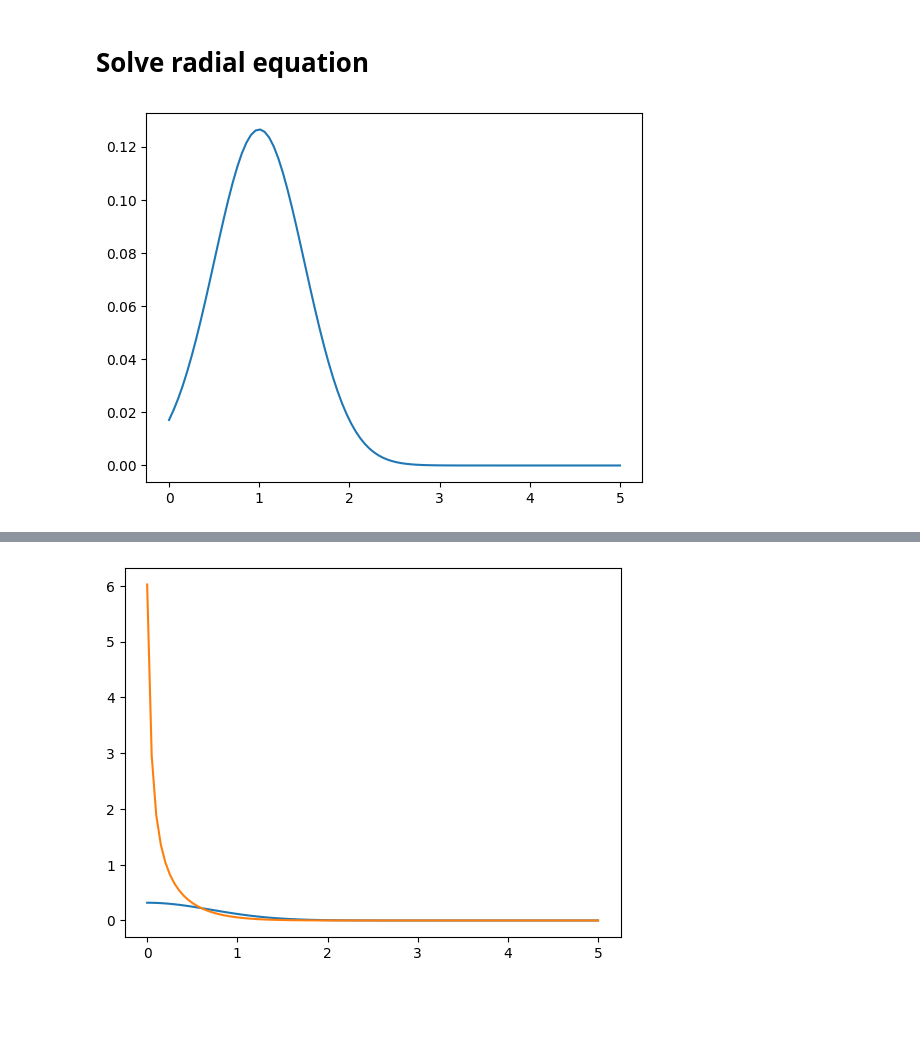
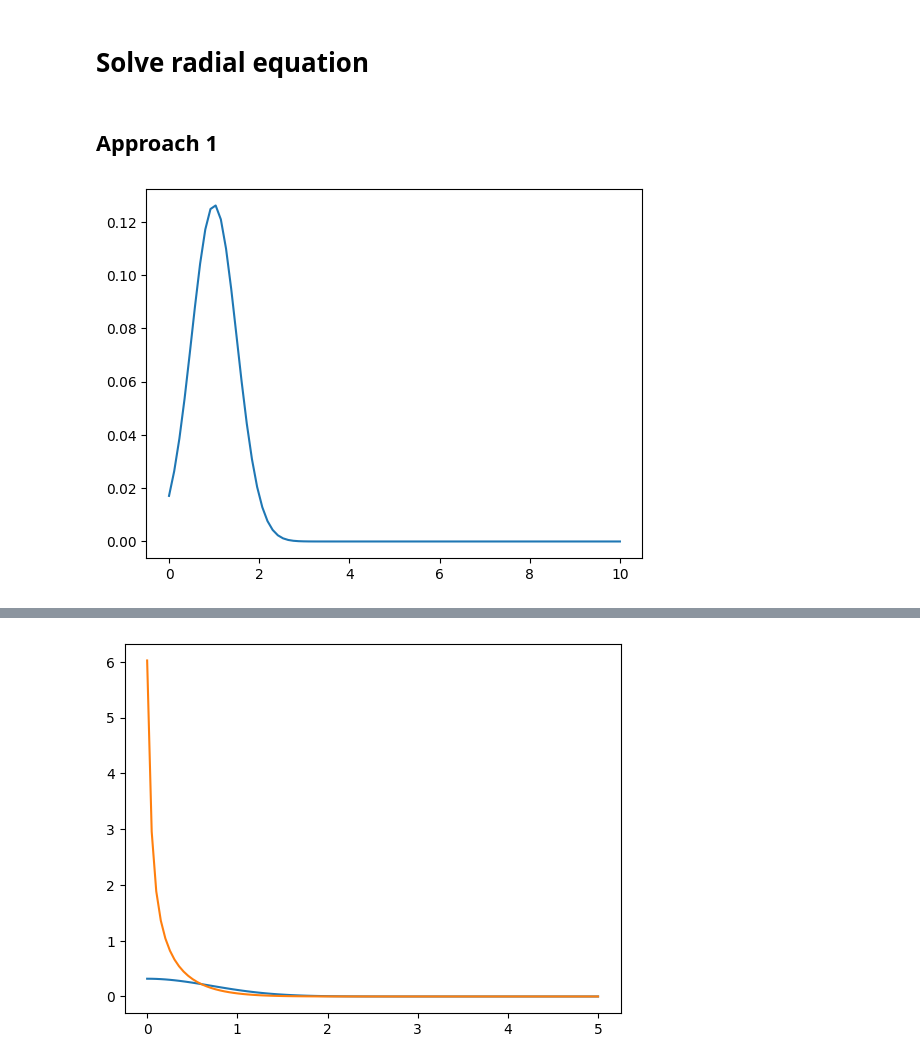
Before and after one commit to quantumatomoptic/heliumtools, a Jupyter notebook: heliumtools/simulation/GPE/temp_delete.ipynb, the cells around one changed output, grey strips where cells are left out. Drawn from its saved outputs; the diff is of its cells as text; code cells hidden in the pictures; blank space fills up the shorter version.

```diff
--- a/heliumtools/simulation/GPE/temp_delete.ipynb
+++ b/heliumtools/simulation/GPE/temp_delete.ipynb
@@ -204,6 +204,8 @@ plt.show()
 [figure]
 # %% [markdown]
 # Solve radial equation
+# %% [markdown]
+## Approach 1
 # %%
 import numpy as np
 import matplotlib.pyplot as plt
@@ -225,13 +229,13 @@ def ComputeNorm(func,x):
     N = x*func*np.conjugate(func)
     return 2*np.pi*simpson(N,np.real(x))
 # %%
-r = np.linspace(1e-10,5,100)
+r = np.linspace(1e-10,10,88)
 psi0 = np.exp(-np.power(r-1,2)) + 1j*0
 psi0 = psi0/np.sqrt(ComputeNorm(np.copy(psi0),r))
 plt.plot(np.real(r),np.real(psi0*np.conjugate(psi0)))
 plt.show()
 # %% [output]
-[figure, old version]
+[figure, new version]
 # %%
 def harmonic(x):
     # compute norm factor
```
Also changed, not shown: parts of 26 cells of this notebook, 3 other files.
